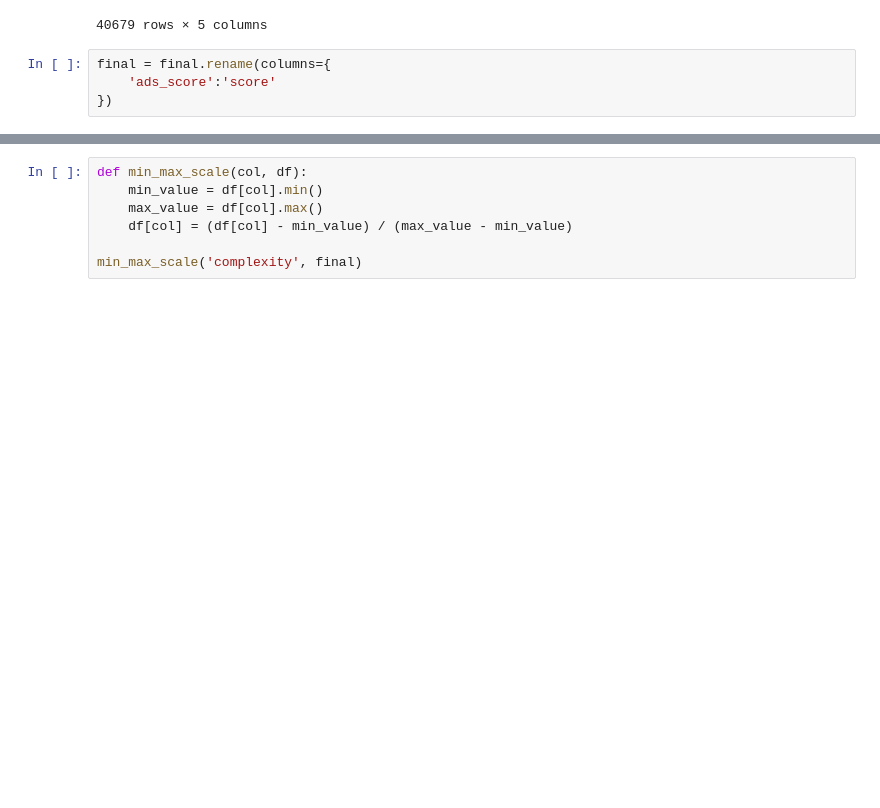
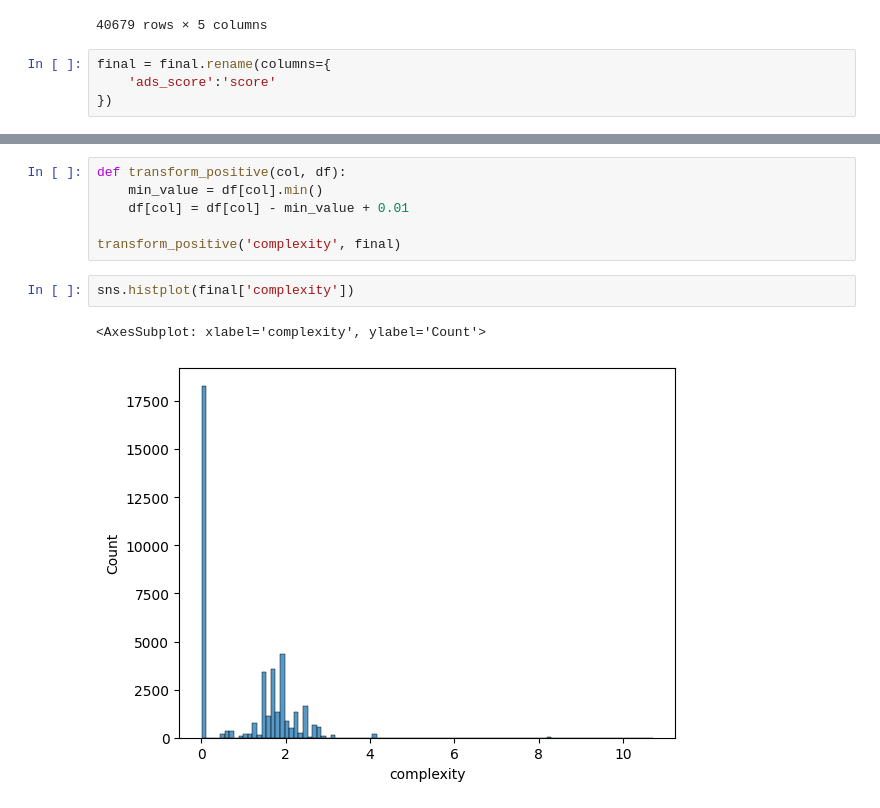
Before and after one commit to liuchennn1414/TikTok_Hungry_Ads, a Jupyter notebook: ads.ipynb, the cells around one changed output, grey strips where cells are left out. Drawn from its saved outputs; the diff is of its cells as text; blank space fills up the shorter version.

```diff
--- a/ads.ipynb
+++ b/ads.ipynb
@@ -471,10 +464,14 @@ final
 # %%
-def min_max_scale(col, df):
+def transform_positive(col, df):
     min_value = df[col].min()
-    max_value = df[col].max()
-    df[col] = (df[col] - min_value) / (max_value - min_value)
+    df[col] = df[col] - min_value + 0.01
 
-min_max_scale('complexity', final)
+transform_positive('complexity', final)
+# %%
+sns.histplot(final['complexity'])
+# %% [output]
+<AxesSubplot: xlabel='complexity', ylabel='Count'>
+[figure, added]
 # %%
 final.describe()
 # %% [output]
```
Also changed, not shown: parts of 17 cells of this notebook, 6 other files.
